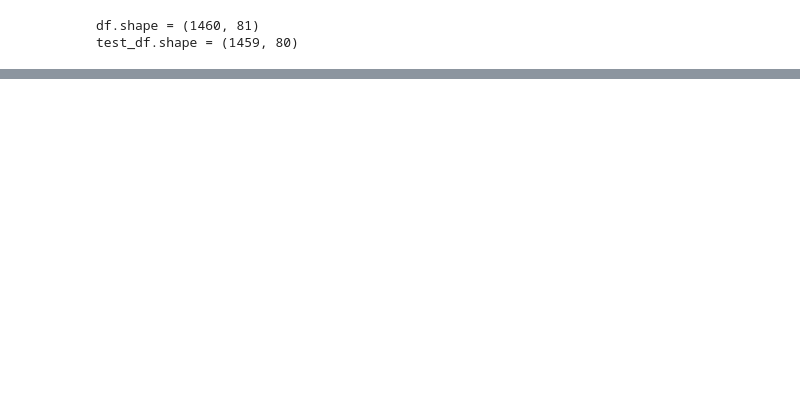
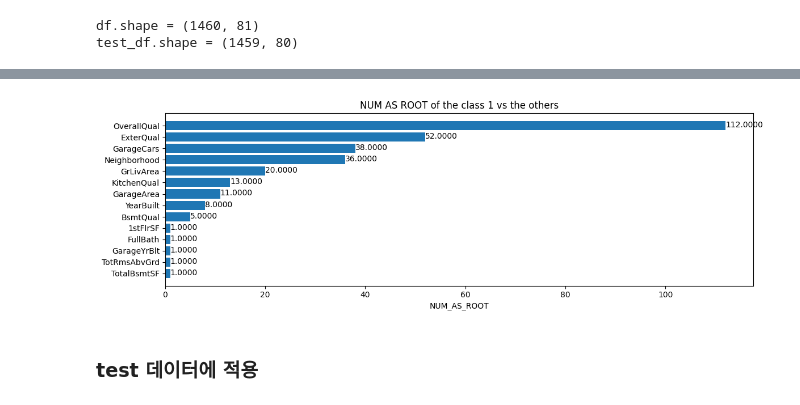
Before and after one commit to iop2000win/Data_Project, a Jupyter notebook: Code_Review_02.ipynb, the cells around one changed output, grey strips where cells are left out. Drawn from its saved outputs; the diff is of its cells as text; code cells hidden in the pictures; blank space fills up the shorter version.

```diff
--- a/Code_Review_02.ipynb
+++ b/Code_Review_02.ipynb
@@ -142,0 +97,3 @@ train_ds = tfdf.keras.pd_dataframe_to_tf_dataset(train_df, label = label, task =
+# %%
+inspector = rf.make_inspector()
+inspector.evaluation()
@@ -142,0 +112,6 @@ train_ds = tfdf.keras.pd_dataframe_to_tf_dataset(train_df, label = label, task =
+# %%
+print(f'Available variable importances:')
+for importance in inspector.variable_importances().keys():
+    print('\t', importance)
+
+# RF 모델에서 생성된 평가 변수들로, 각 변수에 어떤 데이터 특성값들이 영향을 끼쳤는지 아래 코드에서 확인할 수 있다.
@@ -142,0 +160,30 @@ train_ds = tfdf.keras.pd_dataframe_to_tf_dataset(train_df, label = label, task =
+# %%
+plt.figure(figsize = (12, 4))
+
+variable_importance_metric = 'NUM_AS_ROOT'
+variable_importances = inspector.variable_importances()[variable_importance_metric]
+
+feature_names = [vi[0].name for vi in variable_importances]
+feature_importances = [vi[1] for vi in variable_importances]
+feature_ranks = range(len(feature_names))
+
+bar = plt.barh(feature_ranks,
+               feature_importances,
+               label = [str(x) for x in feature_ranks])
+
+plt.yticks(feature_ranks, feature_names)
+plt.gca().invert_yaxis()
+
+# what is gca?? get the current axis
+
+for importance, patch in zip(feature_importances, bar.patches):
+    plt.text(patch.get_x() + patch.get_width(), patch.get_y(), f'{importance:.4f}', va = 'top')
+
+plt.xlabel(variable_importance_metric)
+plt.title('NUM AS ROOT of the class 1 vs the others')
+plt.tight_layout()
+plt.show()
+# %% [output]
+[figure, added]
+# %% [markdown]
+### test 데이터에 적용
```
Also changed, not shown: parts of 32 cells of this notebook, 1 other file.
